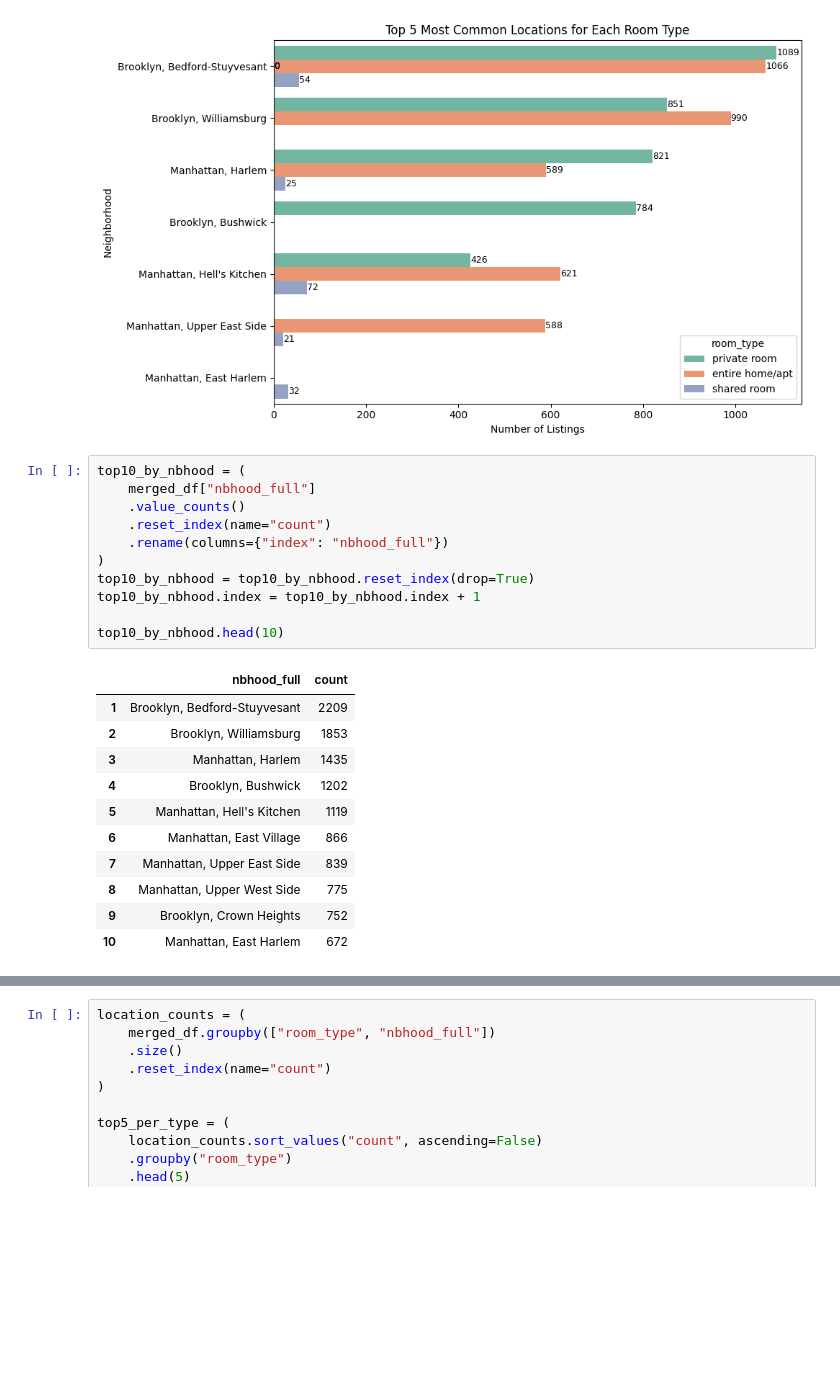
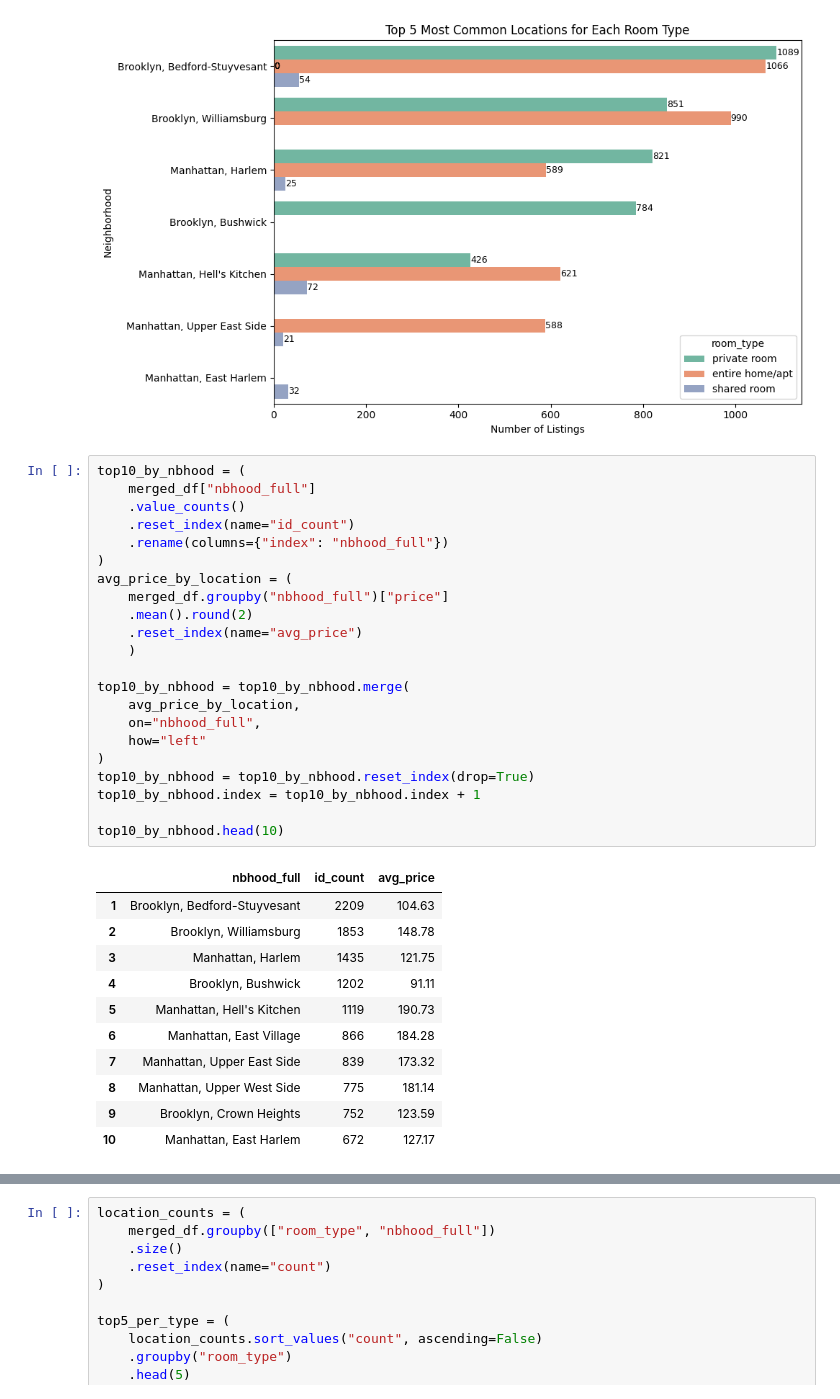
Before and after one commit to annehtran/anhtran-portfolio, a Jupyter notebook: Python Projects/Data Importing and Cleaning/Exploring Airbnb Market Trends_script.ipynb, the cells around one changed output, grey strips where cells are left out. Drawn from its saved outputs; the diff is of its cells as text; blank space fills up the shorter version.

```diff
--- a/Python Projects/Data Importing and Cleaning/Exploring Airbnb Market Trends_script.ipynb
+++ b/Python Projects/Data Importing and Cleaning/Exploring Airbnb Market Trends_script.ipynb
@@ -252,23 +253,34 @@ plt.show()
 # %%
 top10_by_nbhood = (
     merged_df["nbhood_full"]
     .value_counts()
-    .reset_index(name="count")
+    .reset_index(name="id_count")
     .rename(columns={"index": "nbhood_full"})
+)
+avg_price_by_location = (
+    merged_df.groupby("nbhood_full")["price"]
+    .mean().round(2)
+    .reset_index(name="avg_price")
+    )
+
+top10_by_nbhood = top10_by_nbhood.merge(
+    avg_price_by_location,
+    on="nbhood_full",
+    how="left"
 )
 top10_by_nbhood = top10_by_nbhood.reset_index(drop=True)
 top10_by_nbhood.index = top10_by_nbhood.index + 1
 
 top10_by_nbhood.head(10)
 # %% [output]
-|  | nbhood_full | count |
-| 1 | Brooklyn, Bedford-Stuyvesant | 2209 |
-| 2 | Brooklyn, Williamsburg | 1853 |
-| 3 | Manhattan, Harlem | 1435 |
-| 4 | Brooklyn, Bushwick | 1202 |
-| 5 | Manhattan, Hell's Kitchen | 1119 |
-| 6 | Manhattan, East Village | 866 |
-| 7 | Manhattan, Upper East Side | 839 |
-| 8 | Manhattan, Upper West Side | 775 |
-| 9 | Brooklyn, Crown Heights | 752 |
-| 10 | Manhattan, East Harlem | 672 |
+|  | nbhood_full | id_count | avg_price |
+| 1 | Brooklyn, Bedford-Stuyvesant | 2209 | 104.63 |
+| 2 | Brooklyn, Williamsburg | 1853 | 148.78 |
+| 3 | Manhattan, Harlem | 1435 | 121.75 |
+| 4 | Brooklyn, Bushwick | 1202 | 91.11 |
+| 5 | Manhattan, Hell's Kitchen | 1119 | 190.73 |
+| 6 | Manhattan, East Village | 866 | 184.28 |
+| 7 | Manhattan, Upper East Side | 839 | 173.32 |
+| 8 | Manhattan, Upper West Side | 775 | 181.14 |
+| 9 | Brooklyn, Crown Heights | 752 | 123.59 |
+| 10 | Manhattan, East Harlem | 672 | 127.17 |
```
Also changed, not shown: parts of 3 cells of this notebook.
